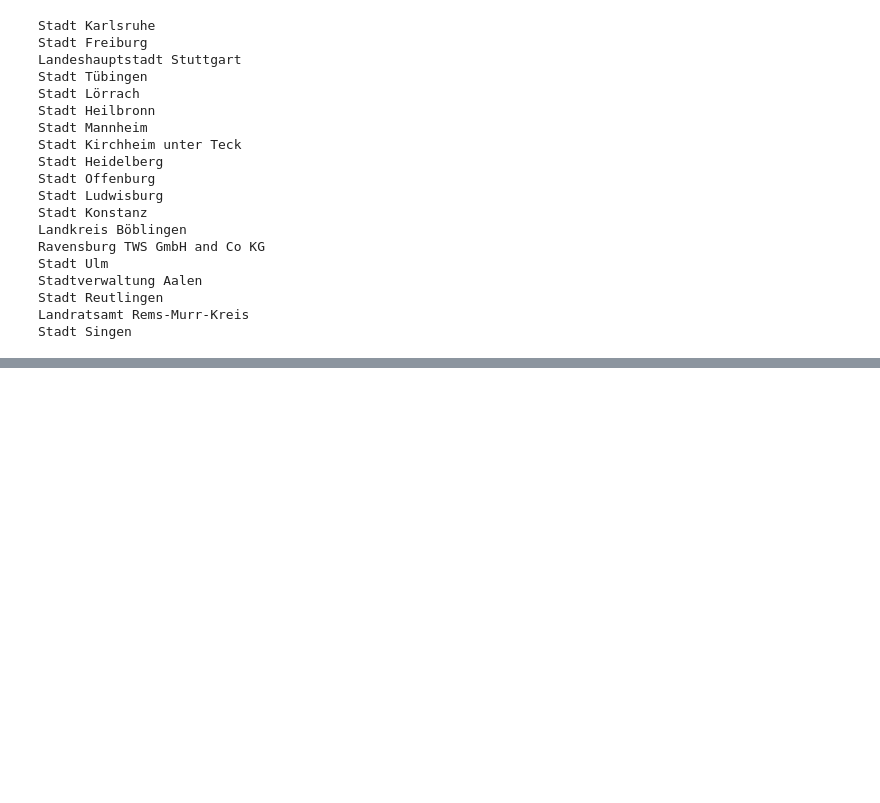
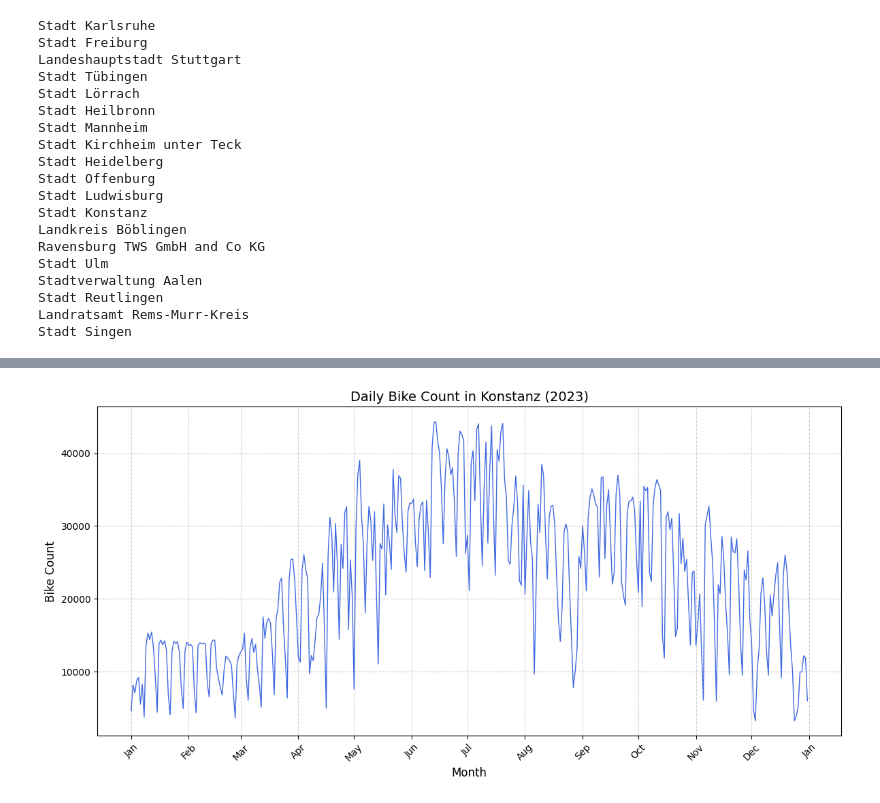
Before and after one commit to skessler01/data_literacy, a Jupyter notebook: data_preprocessing.ipynb, the cells around one changed output, grey strips where cells are left out. Cells and saved outputs as stored; diff of their text form; code cells hidden in the pictures; blank space fills up the shorter version.

Commit message:
Added some plots

```diff
--- a/data_preprocessing.ipynb
+++ b/data_preprocessing.ipynb
@@ -476,0 +493,13 @@ start_end_timestamps.to_csv("start_end_timestamps.csv", index=False)
+# %%
+location = 'Stadt Konstanz'
+year = 2023
+week = 32
+# %%
+konstanz_data = data[data['standort'] == location].copy()
+konstanz_data['timestamp'] = pd.to_datetime(konstanz_data['timestamp'], errors='coerce')
+konstanz_data.head()
+
+konstanz_year_x = konstanz_data[konstanz_data['timestamp'].dt.year == year].copy()
+konstanz_year_x['count'] = konstanz_year_x.iloc[:, 2]
+daily_counts = konstanz_year_x.resample('D', on='timestamp')['count'].sum()
+daily_counts.head()
@@ -476,0 +514,17 @@ start_end_timestamps.to_csv("start_end_timestamps.csv", index=False)
+# %%
+plt.figure(figsize=(12, 6))
+plt.plot(daily_counts.index, daily_counts.values, color='royalblue', linewidth=1)
+
+ax = plt.gca()
+ax.xaxis.set_major_locator(mdates.MonthLocator())  # one tick per month
+ax.xaxis.set_major_formatter(mdates.DateFormatter('%b'))
+
+plt.title("Daily Bike Count in Konstanz (" + str(year) + ")", fontsize=14)
+plt.xlabel("Month", fontsize=12)
+plt.ylabel("Bike Count", fontsize=12)
+plt.grid(True, linestyle='--', alpha=0.6)
+plt.xticks(rotation=45)
+plt.tight_layout()
+plt.show()
+# %% [output]
+[figure, added]
```
Also changed, not shown: parts of 20 cells of this notebook.
